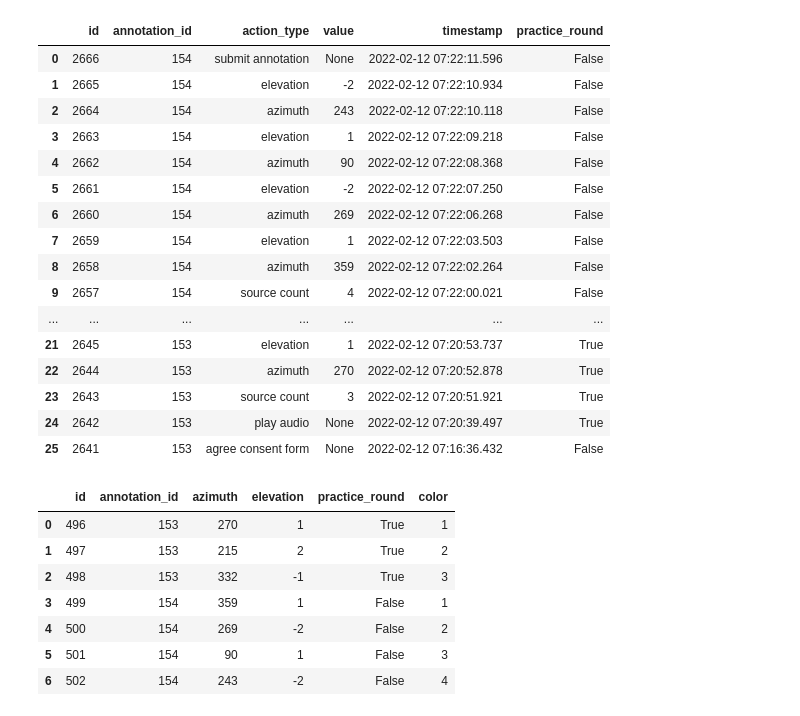
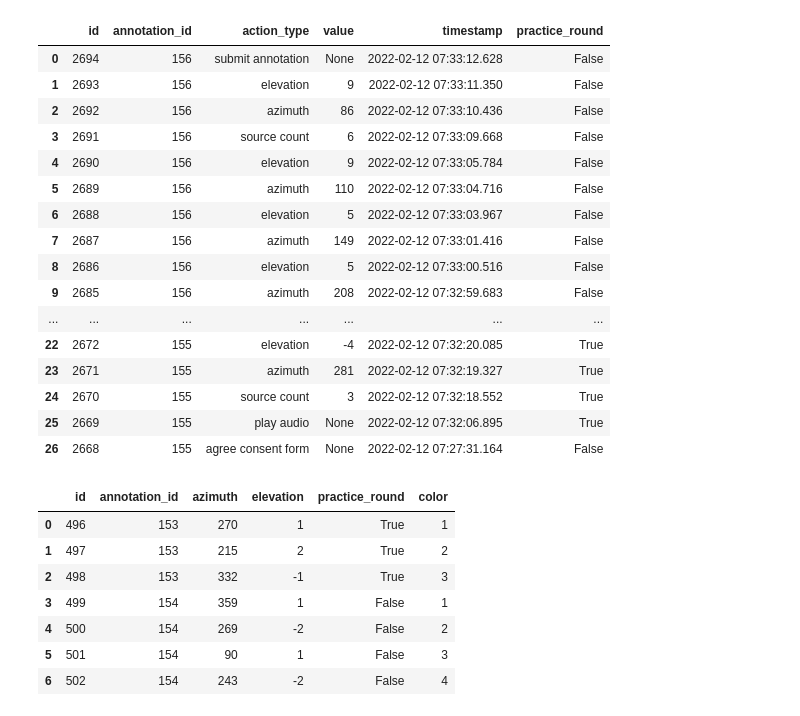
Before and after one commit to ANNIZHENG/Temp-Annotation-Interface, a Jupyter notebook: database/db.ipynb, the cells around one changed output. Cells and saved outputs as stored; diff of their text form; code cells hidden in the pictures.

Commit message:
fix interaction data on confirm annotation

```diff
--- a/database/db.ipynb
+++ b/database/db.ipynb
@@ -33,23 +36,23 @@ pd.read_sql('''select * from "Confirmation" where annotation_id = '153' or annot
 # %%
-pd.read_sql('''select * from "Interaction" where annotation_id = '153' or annotation_id = '154' order by id desc''',eng)
+pd.read_sql('''select * from "Interaction" where annotation_id = '155' or annotation_id = '156' order by id desc''',eng)
 # %% [output]
 |  | id | annotation_id | action_type | value | timestamp | practice_round |
-| 0 | 2666 | 154 | submit annotation | None | 2022-02-12 07:22:11.596 | False |
-| 1 | 2665 | 154 | elevation | -2 | 2022-02-12 07:22:10.934 | False |
-| 2 | 2664 | 154 | azimuth | 243 | 2022-02-12 07:22:10.118 | False |
-| 3 | 2663 | 154 | elevation | 1 | 2022-02-12 07:22:09.218 | False |
-| 4 | 2662 | 154 | azimuth | 90 | 2022-02-12 07:22:08.368 | False |
-| 5 | 2661 | 154 | elevation | -2 | 2022-02-12 07:22:07.250 | False |
-| 6 | 2660 | 154 | azimuth | 269 | 2022-02-12 07:22:06.268 | False |
-| 7 | 2659 | 154 | elevation | 1 | 2022-02-12 07:22:03.503 | False |
-| 8 | 2658 | 154 | azimuth | 359 | 2022-02-12 07:22:02.264 | False |
-| 9 | 2657 | 154 | source count | 4 | 2022-02-12 07:22:00.021 | False |
+| 0 | 2694 | 156 | submit annotation | None | 2022-02-12 07:33:12.628 | False |
+| 1 | 2693 | 156 | elevation | 9 | 2022-02-12 07:33:11.350 | False |
+| 2 | 2692 | 156 | azimuth | 86 | 2022-02-12 07:33:10.436 | False |
+| 3 | 2691 | 156 | source count | 6 | 2022-02-12 07:33:09.668 | False |
+| 4 | 2690 | 156 | elevation | 9 | 2022-02-12 07:33:05.784 | False |
+| 5 | 2689 | 156 | azimuth | 110 | 2022-02-12 07:33:04.716 | False |
+| 6 | 2688 | 156 | elevation | 5 | 2022-02-12 07:33:03.967 | False |
+| 7 | 2687 | 156 | azimuth | 149 | 2022-02-12 07:33:01.416 | False |
+| 8 | 2686 | 156 | elevation | 5 | 2022-02-12 07:33:00.516 | False |
+| 9 | 2685 | 156 | azimuth | 208 | 2022-02-12 07:32:59.683 | False |
 | ... | ... | ... | ... | ... | ... | ... |
-| 21 | 2645 | 153 | elevation | 1 | 2022-02-12 07:20:53.737 | True |
-| 22 | 2644 | 153 | azimuth | 270 | 2022-02-12 07:20:52.878 | True |
-| 23 | 2643 | 153 | source count | 3 | 2022-02-12 07:20:51.921 | True |
-| 24 | 2642 | 153 | play audio | None | 2022-02-12 07:20:39.497 | True |
-| 25 | 2641 | 153 | agree consent form | None | 2022-02-12 07:16:36.432 | False |
+| 22 | 2672 | 155 | elevation | -4 | 2022-02-12 07:32:20.085 | True |
+| 23 | 2671 | 155 | azimuth | 281 | 2022-02-12 07:32:19.327 | True |
+| 24 | 2670 | 155 | source count | 3 | 2022-02-12 07:32:18.552 | True |
+| 25 | 2669 | 155 | play audio | None | 2022-02-12 07:32:06.895 | True |
+| 26 | 2668 | 155 | agree consent form | None | 2022-02-12 07:27:31.164 | False |
 # %%
 pd.read_sql('''select * from "Location" where annotation_id = '153' or annotation_id = '154' ''', eng)
 # %% [output]
```
Also changed, not shown: parts of 4 cells of this notebook, 1 other file.
